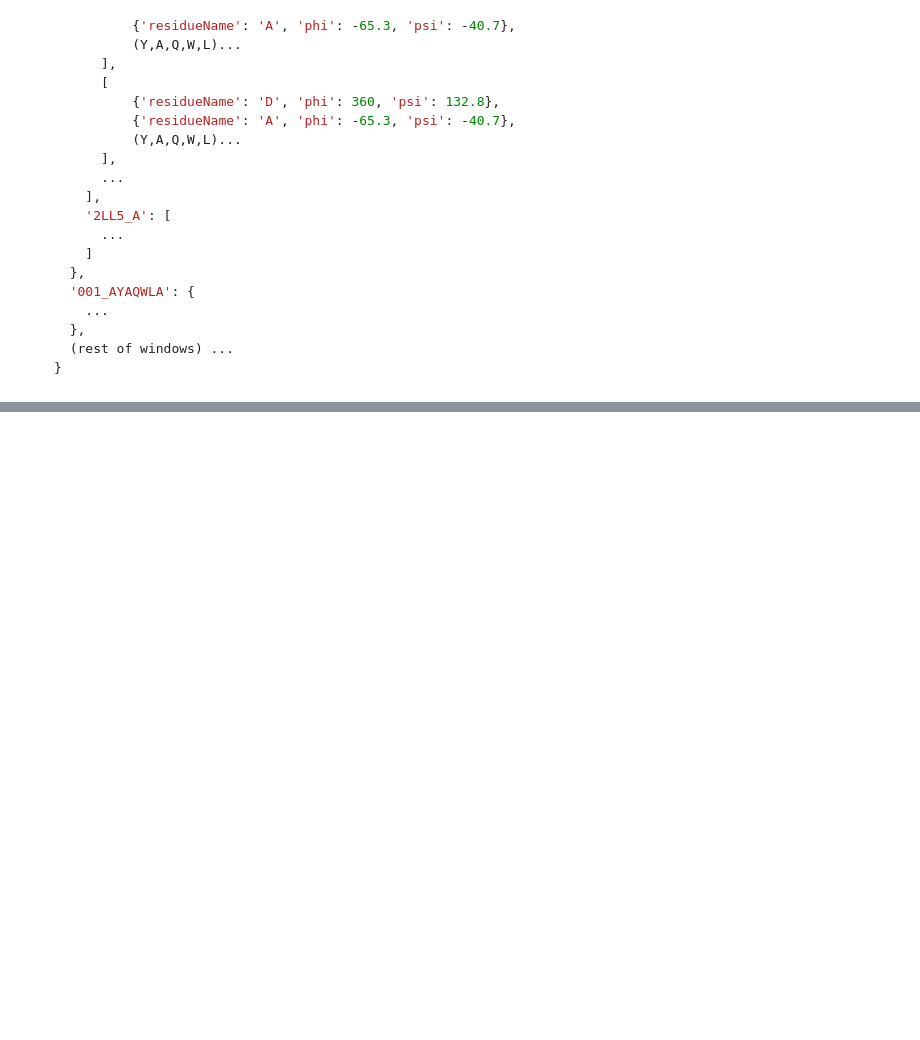
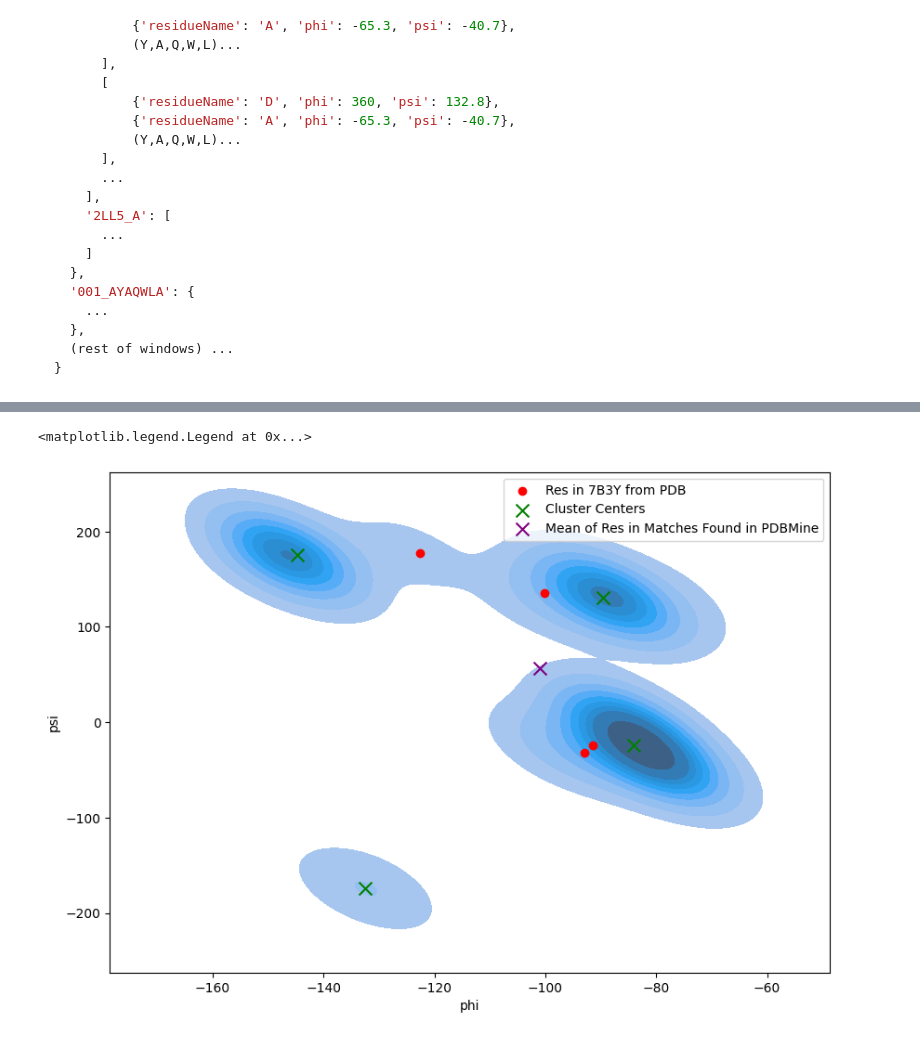
Before and after one commit to Musa-Azeem/protein-dihedral-visualization, a Jupyter notebook: prototype.ipynb, the cells around one changed output, grey strips where cells are left out. Cells and saved outputs as stored; diff of their text form; code cells hidden in the pictures; blank space fills up the shorter version.

```diff
--- a/prototype.ipynb
+++ b/prototype.ipynb
@@ -289,0 +307,20 @@ plt.tight_layout()
+# %%
+from sklearn.cluster import KMeans
+res = 'H'
+phi_psi_dist = phi_psi_mined_by_residue[(phi_psi_mined_by_residue.res == res) & (phi_psi_mined_by_residue.protein_id != protein_id_pdb)][['phi','psi']].to_numpy()
+kmeans = KMeans(n_clusters=4)
+kmeans.fit(phi_psi_dist)
+y_kmeans = kmeans.predict(phi_psi_dist)
+# %%
+# plot one in detail
+fig, ax = plt.subplots(figsize=(10,7))
+phi_psi_alpha = phi_psi_by_residue[phi_psi_by_residue.res == res]
+phi_psi_dist = phi_psi_mined_by_residue[(phi_psi_mined_by_residue.res == res) & (phi_psi_mined_by_residue.protein_id != protein_id_pdb)]
+sns.kdeplot(data=phi_psi_dist, x='phi', y='psi', ax=ax, fill=True)
+ax.scatter(phi_psi_alpha['phi'], phi_psi_alpha['psi'], label=f'Res in {protein_id_pdb} from PDB', color='red', marker='o', zorder=10)
+ax.scatter(kmeans.cluster_centers_[:,0], kmeans.cluster_centers_[:,1], label='Cluster Centers', color='green', marker='x', s=100)
+ax.scatter(phi_psi_dist['phi'].mean(), phi_psi_dist['psi'].mean(), label='Mean of Res in Matches Found in PDBMine', color='purple', marker='x', s=100)
+ax.legend()
+# %% [output]
+<matplotlib.legend.Legend at 0x...>
+[figure, added]
```
Also changed, not shown: parts of 16 cells of this notebook, 5 other files.
